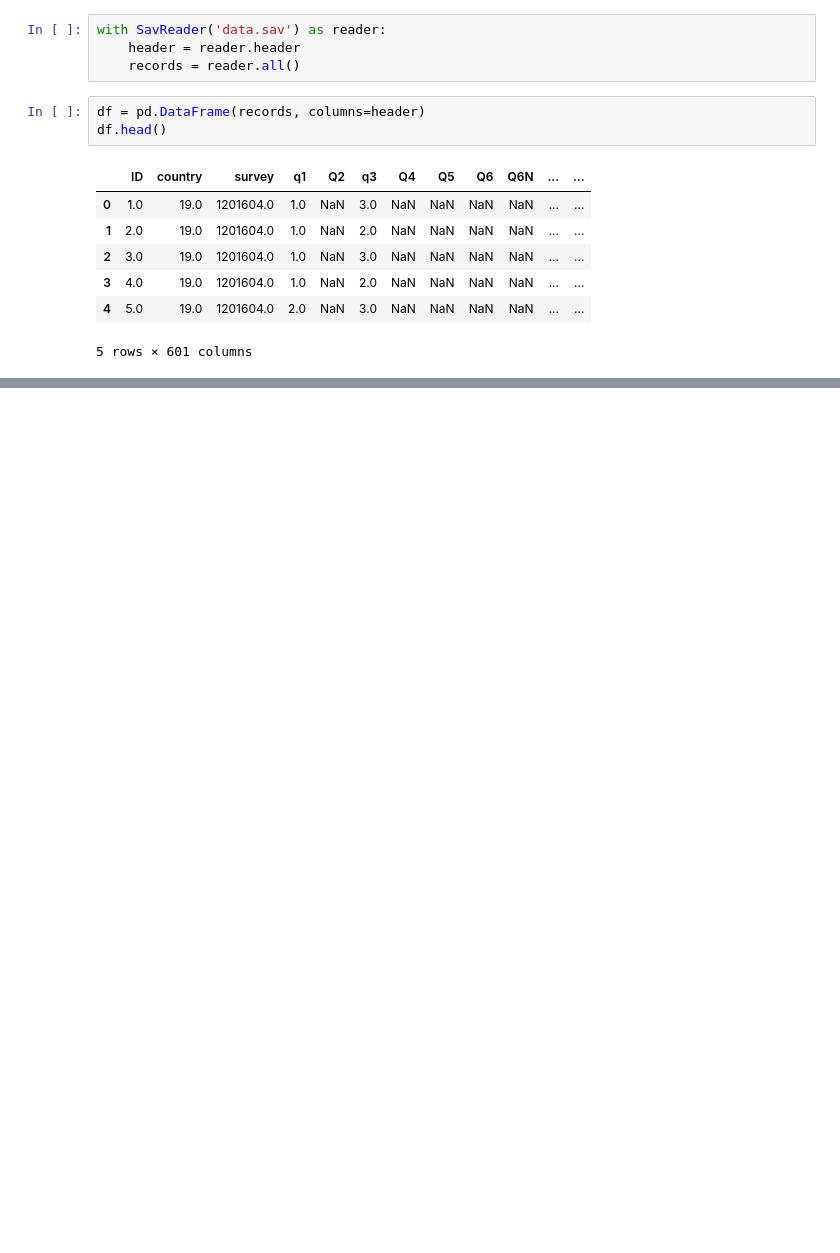
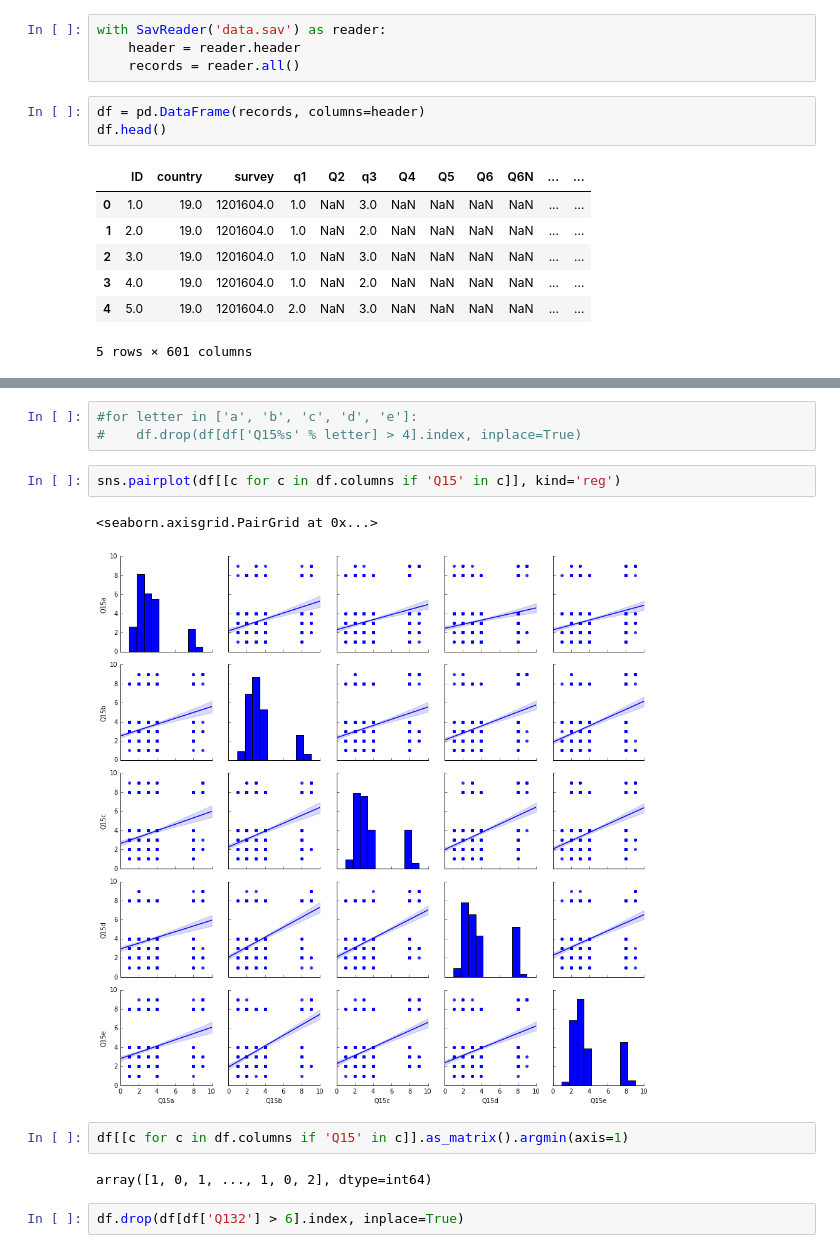
Before and after one commit to luxs-castle/nationalism-analysis, a Jupyter notebook: notebook.ipynb, the cells around one changed output, grey strips where cells are left out. Saved outputs shown, nothing was run; the diff lists cells and outputs as text; blank space fills up the shorter version.

```diff
--- a/notebook.ipynb
+++ b/notebook.ipynb
@@ -18,0 +69,14 @@ df.head()
+# %%
+#for letter in ['a', 'b', 'c', 'd', 'e']:
+#    df.drop(df[df['Q15%s' % letter] > 4].index, inplace=True)
+# %%
+sns.pairplot(df[[c for c in df.columns if 'Q15' in c]], kind='reg')
+# %% [output]
+<seaborn.axisgrid.PairGrid at 0x...>
+[figure, added]
+# %%
+df[[c for c in df.columns if 'Q15' in c]].as_matrix().argmin(axis=1)
+# %% [output]
+array([1, 0, 1, ..., 1, 0, 2], dtype=int64)
+# %%
+df.drop(df[df['Q132'] > 6].index, inplace=True)
```
Also changed, not shown: parts of 10 cells of this notebook.
